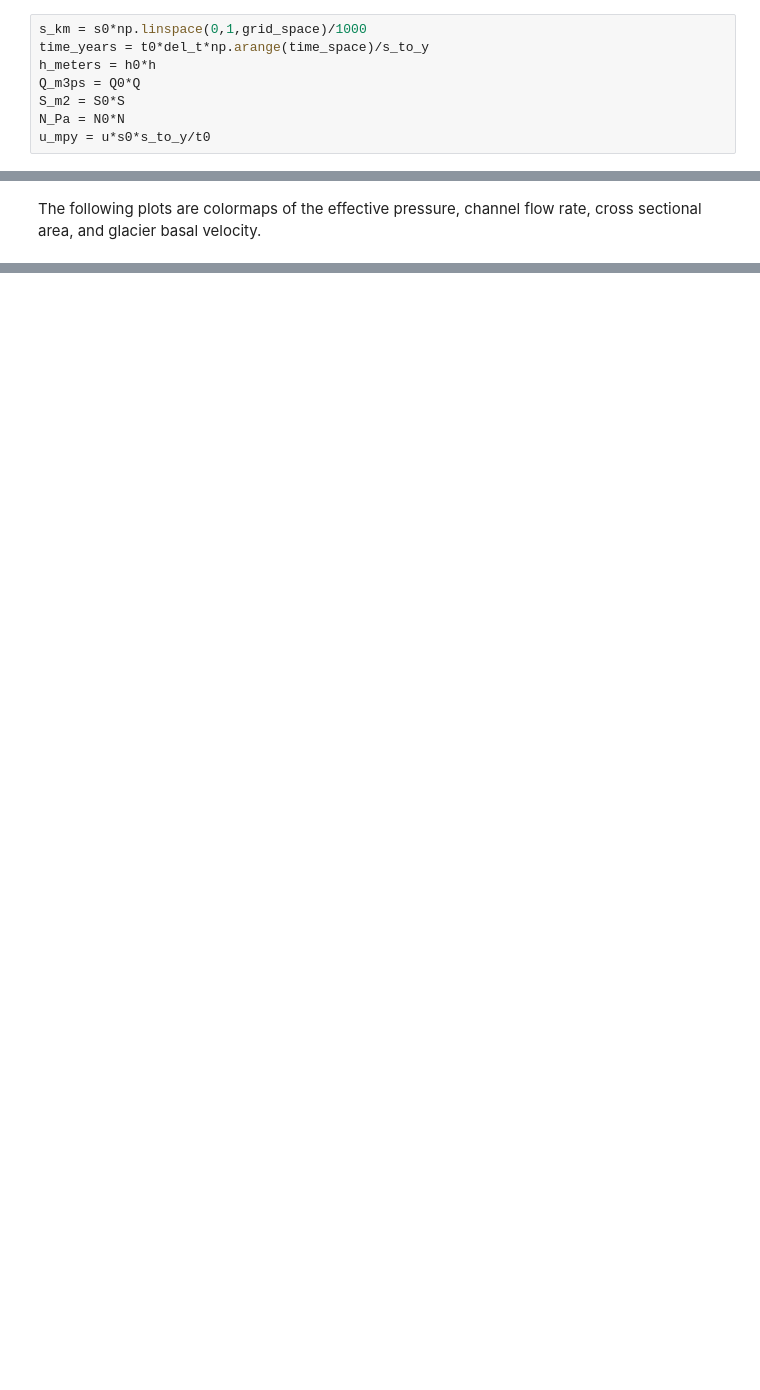
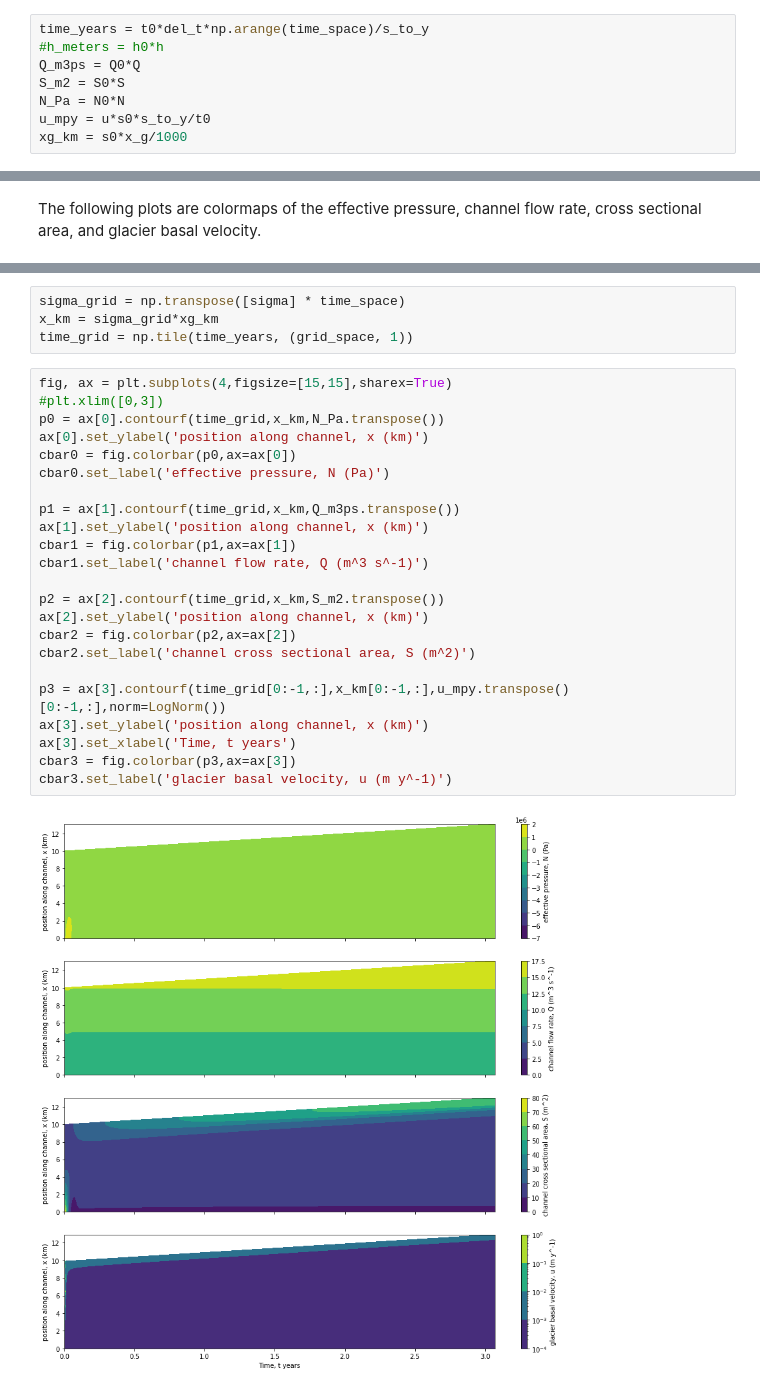
Before and after one commit to ldeo-glaciology/nye_eqns_bvp, a Jupyter notebook: nf_bvp_python/nf_bvp.ipynb, the cells around one changed output, grey strips where cells are left out. Cells and saved outputs as stored; diff of their text form; blank space fills up the shorter version.

```diff
--- a/nf_bvp_python/nf_bvp.ipynb
+++ b/nf_bvp_python/nf_bvp.ipynb
@@ -159,13 +177,13 @@ Wall time: 7min 4s
 # %% [markdown]
 Now, the output from above is converted into values with units for our plots. At some point it could be wise to export these values into a csv to save the data
 # %%
-s_km = s0*np.linspace(0,1,grid_space)/1000
 time_years = t0*del_t*np.arange(time_space)/s_to_y
-h_meters = h0*h
+#h_meters = h0*h
 Q_m3ps = Q0*Q
 S_m2 = S0*S
 N_Pa = N0*N
 u_mpy = u*s0*s_to_y/t0
+xg_km = s0*x_g/1000
 # %% [markdown]
 Now, the plots for lake depth, channel flow rate (at entrance and exit), and channel surface area (at entrance and exit) are made.
 # %%
@@ -265,0 +236,29 @@ array([4.85506721e-03, 4.88508210e-03, 4.91603641e-03, 4.94806204e-03,
+# %%
+sigma_grid = np.transpose([sigma] * time_space)
+x_km = sigma_grid*xg_km
+time_grid = np.tile(time_years, (grid_space, 1))
+# %%
+fig, ax = plt.subplots(4,figsize=[15,15],sharex=True)
+#plt.xlim([0,3])
+p0 = ax[0].contourf(time_grid,x_km,N_Pa.transpose())
+ax[0].set_ylabel('position along channel, x (km)')
+cbar0 = fig.colorbar(p0,ax=ax[0])
+cbar0.set_label('effective pressure, N (Pa)')
+
+p1 = ax[1].contourf(time_grid,x_km,Q_m3ps.transpose())
+ax[1].set_ylabel('position along channel, x (km)')
+cbar1 = fig.colorbar(p1,ax=ax[1])
+cbar1.set_label('channel flow rate, Q (m^3 s^-1)')
+
+p2 = ax[2].contourf(time_grid,x_km,S_m2.transpose())
+ax[2].set_ylabel('position along channel, x (km)')
+cbar2 = fig.colorbar(p2,ax=ax[2])
+cbar2.set_label('channel cross sectional area, S (m^2)')
+
+p3 = ax[3].contourf(time_grid[0:-1,:],x_km[0:-1,:],u_mpy.transpose()[0:-1,:],norm=LogNorm())
+ax[3].set_ylabel('position along channel, x (km)')
+ax[3].set_xlabel('Time, t years')
+cbar3 = fig.colorbar(p3,ax=ax[3])
+cbar3.set_label('glacier basal velocity, u (m y^-1)')
+# %% [output]
+[figure, added]
```
Also changed, not shown: parts of 15 cells of this notebook, 1 other file.
